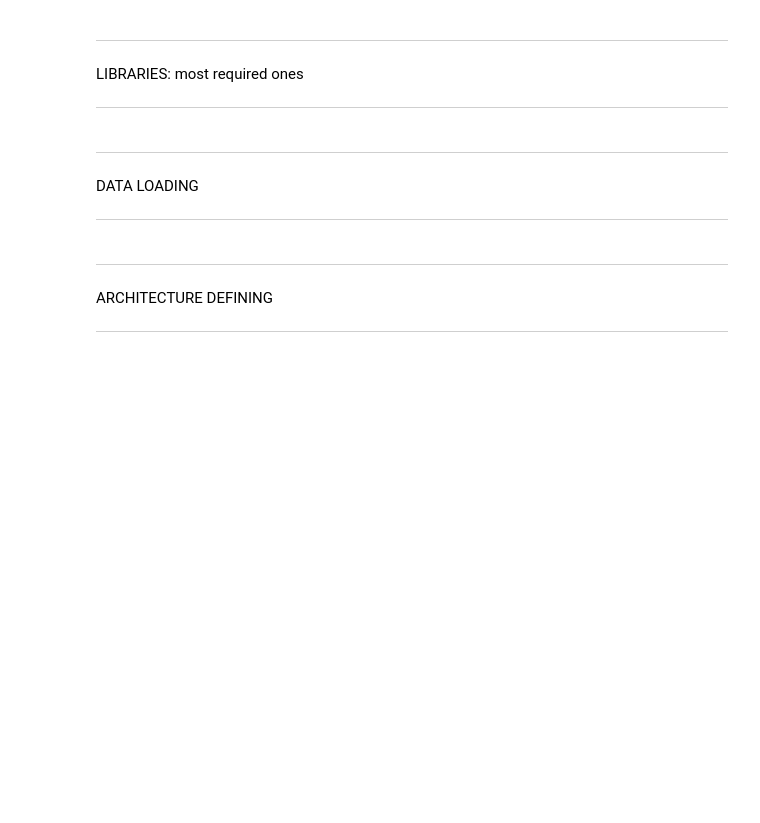
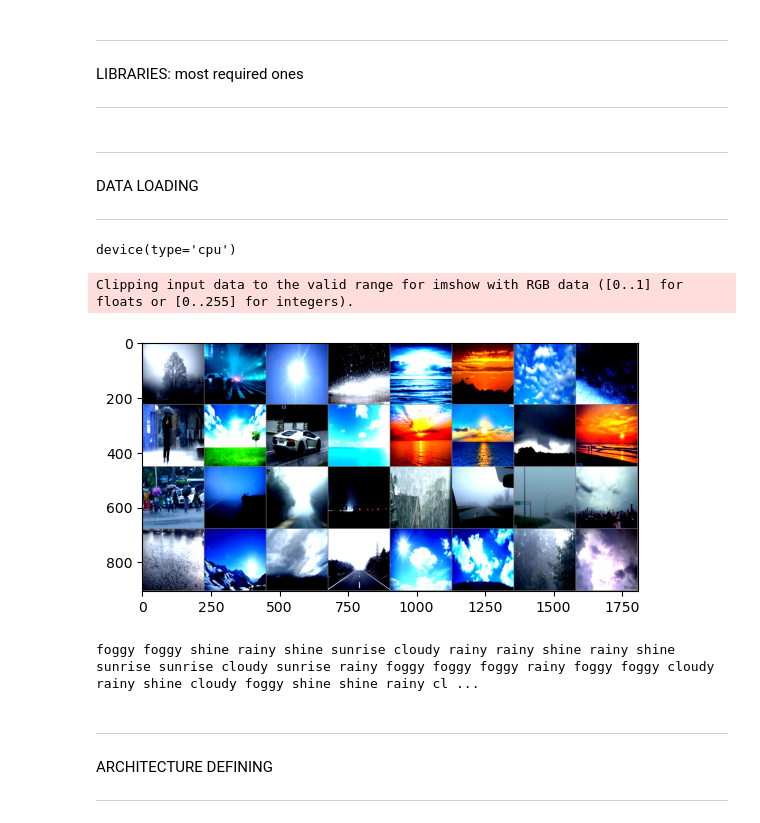
Before and after one commit to Ahmedkr21/HackathonAIClub, a Jupyter notebook: starter.ipynb, the cells around one changed output. Drawn from its saved outputs; the diff is of its cells as text; code cells hidden in the pictures; blank space fills up the shorter version.

```diff
--- a/starter.ipynb
+++ b/starter.ipynb
@@ -22,8 +25,29 @@ DATA_PATH = './data'
 ***
 DATA LOADING
 ***
+# %%
+normalize = transforms.Normalize(mean=[0.485, 0.456, 0.406],
+                                 std=[0.229, 0.224, 0.225])
+data_transforms = {
+    'train':
+    transforms.Compose([
+        transforms.Resize((224,224)),
+        transforms.RandomAffine(0, shear=10, scale=(0.8,1.2)),
+        transforms.RandomHorizontalFlip(),
+        transforms.ToTensor(),
+        normalize
+    ]),
+    'validation':
+    transforms.Compose([
+        transforms.Resize((224,224)),
+        transforms.ToTensor(),
+        normalize
+    ]),
+}
+# %%
+dataset = datasets.ImageFolder('./data/dataset/', transform=data_transforms['validation'])
 # %%
-train_size = int(0.7 * len(full_dataset))
-test_size = len(full_dataset) - train_size
-train_dataset, test_dataset = torch.utils.data.random_split(full_dataset, [train_size, test_size])
+train_size = int(0.7 * 1500)
+test_size = 1500 - train_size
+train_dataset, test_dataset = torch.utils.data.random_split(dataset, [train_size, test_size])
 # %%
@@ -31,0 +56,5 @@ train_loader = DataLoader(test_dataset, batch_size=32, shuffle=False, num_worker
+# %%
+device = torch.device("cuda:0" if torch.cuda.is_available() else "cpu")
+device
+# %% [output]
+device(type='cpu')
@@ -32,3 +63,23 @@ train_loader = DataLoader(test_dataset, batch_size=32, shuffle=False, num_worker
+# %%
+def imshow(img):
+    img = img / 2 + 0.5     # unnormalize
+    npimg = img.numpy()
+    plt.imshow(np.transpose(npimg, (1, 2, 0)))
+    plt.show()
+
+
+# get some random training images
+dataiter = iter(train_loader)
+images, labels = next(dataiter)
+
+# show images
+imshow(torchvision.utils.make_grid(images))
+# print labels
+print(' '.join(f'{classes[labels[j]]:5s}' for j in range(32)))
+# %% [output]
+Clipping input data to the valid range for imshow with RGB data ([0..1] for floats or [0..255] for integers).
+[figure, added]
+foggy foggy shine rainy shine sunrise cloudy rainy rainy shine rainy shine sunrise sunrise cloudy sunrise rainy foggy foggy foggy rainy foggy foggy cloudy rainy shine cloudy foggy shine shine rainy cl ...
 # %% [markdown]
 ***
 ARCHITECTURE DEFINING
```
Also changed, not shown: parts of 15 cells of this notebook, 4 other files.
